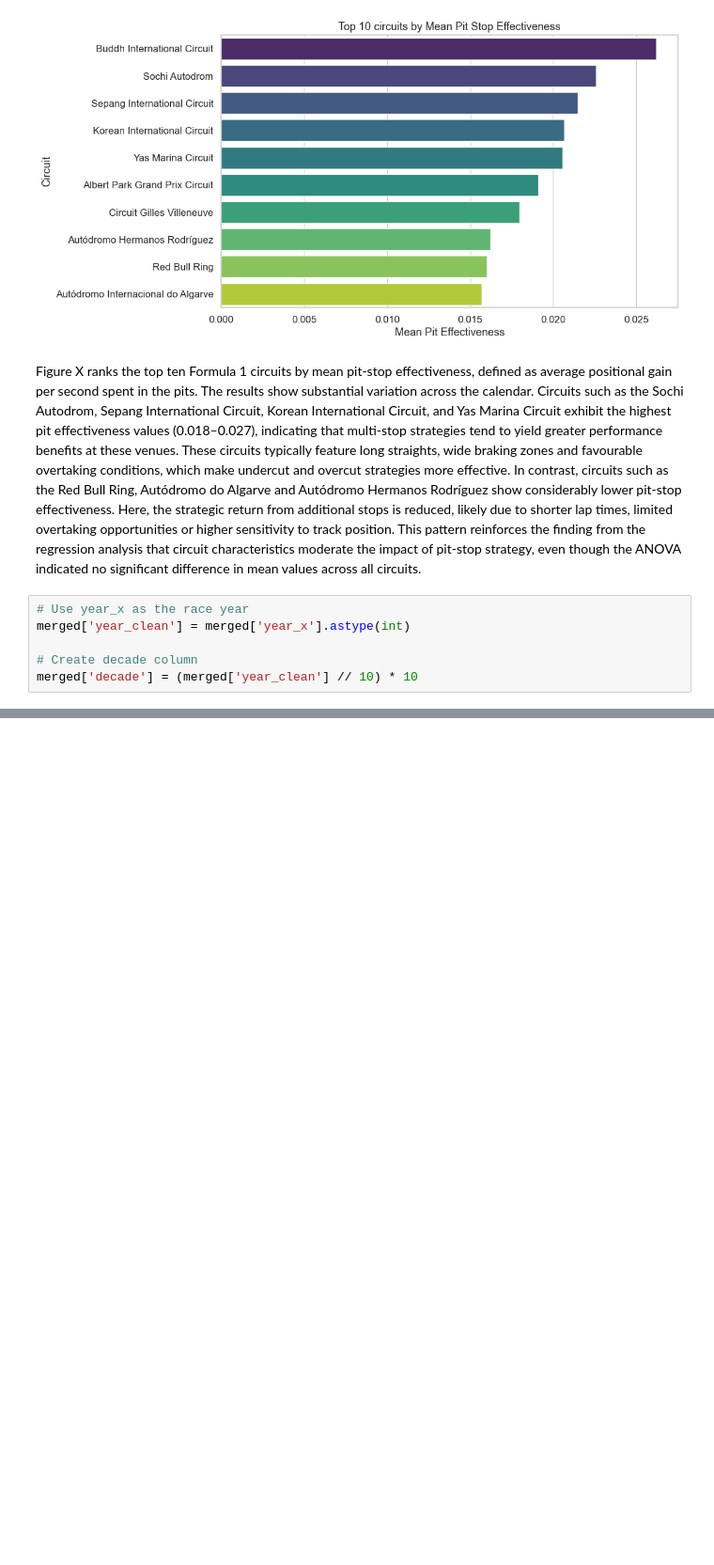
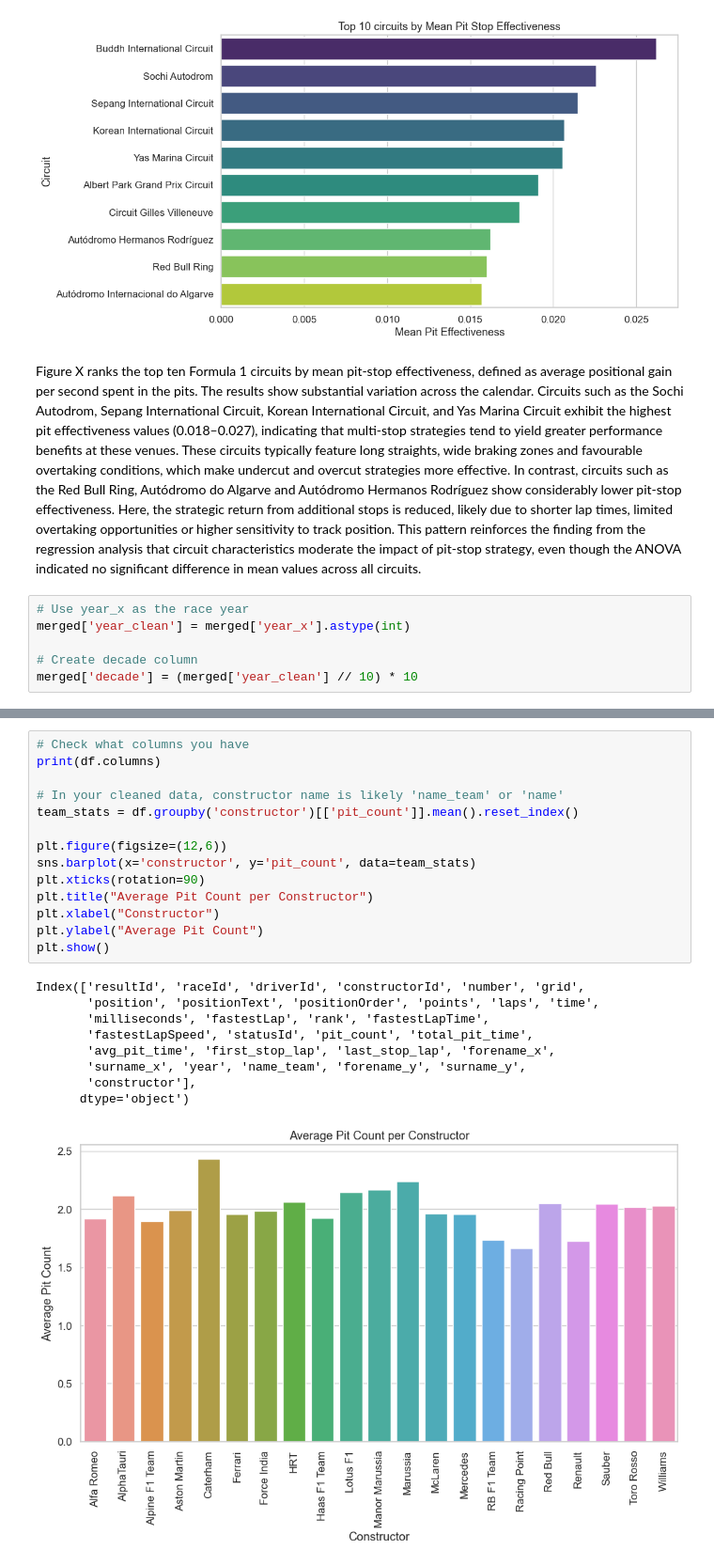
Before and after one commit to mahaejaz2699/Dissertation, a Jupyter notebook: data.ipynb, the cells around one changed output, grey strips where cells are left out. Shown at 94% size. Saved outputs shown, nothing was run; the diff lists cells and outputs as text; blank space fills up the shorter version.

```diff
--- a/data.ipynb
+++ b/data.ipynb
@@ -2691,0 +2786,24 @@ The regression confirms that starting grid position remains the dominant predict
+# %%
+# Check what columns you have
+print(df.columns)
+
+# In your cleaned data, constructor name is likely 'name_team' or 'name'
+team_stats = df.groupby('constructor')[['pit_count']].mean().reset_index()
+
+plt.figure(figsize=(12,6))
+sns.barplot(x='constructor', y='pit_count', data=team_stats)
+plt.xticks(rotation=90)
+plt.title("Average Pit Count per Constructor")
+plt.xlabel("Constructor")
+plt.ylabel("Average Pit Count")
+plt.show()
+# %% [output]
+Index(['resultId', 'raceId', 'driverId', 'constructorId', 'number', 'grid',
+       'position', 'positionText', 'positionOrder', 'points', 'laps', 'time',
+       'milliseconds', 'fastestLap', 'rank', 'fastestLapTime',
+       'fastestLapSpeed', 'statusId', 'pit_count', 'total_pit_time',
+       'avg_pit_time', 'first_stop_lap', 'last_stop_lap', 'forename_x',
+       'surname_x', 'year', 'name_team', 'forename_y', 'surname_y',
+       'constructor'],
+      dtype='object')
+[figure, added]
```
Also changed, not shown: parts of 56 cells of this notebook.
